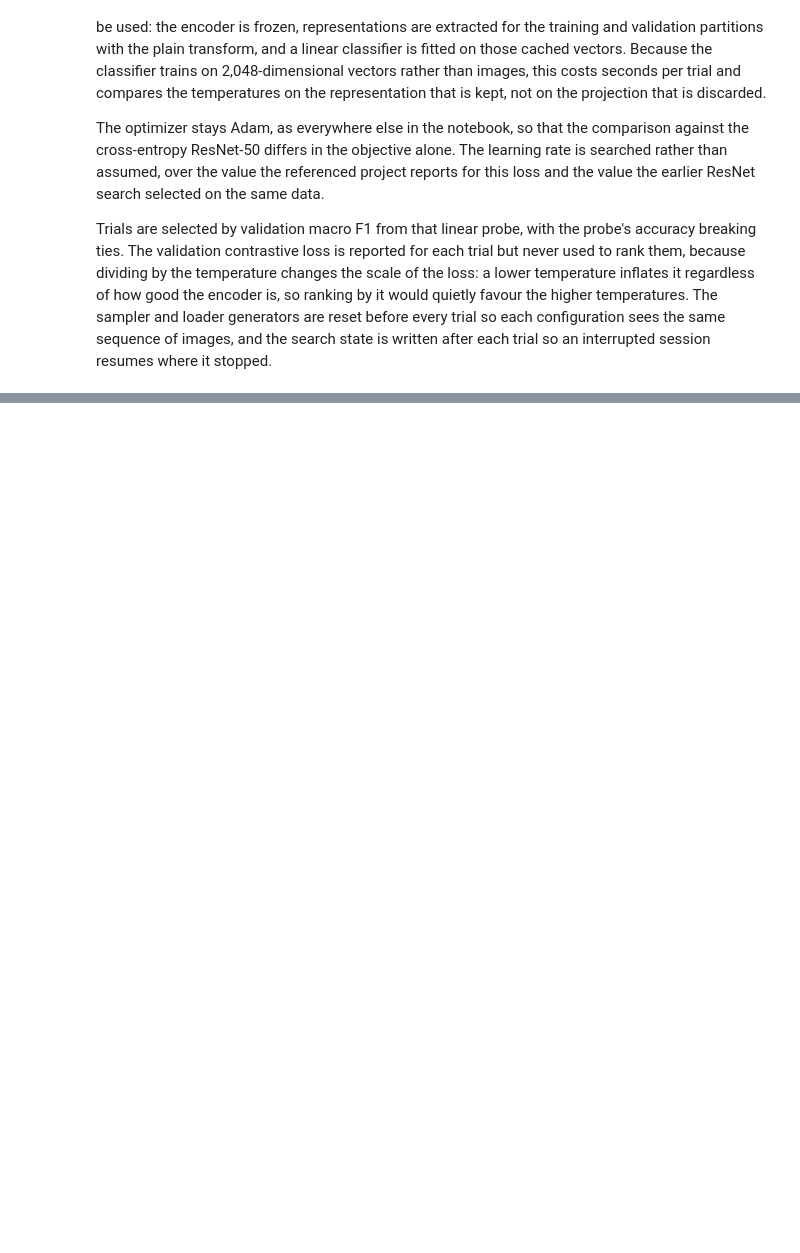
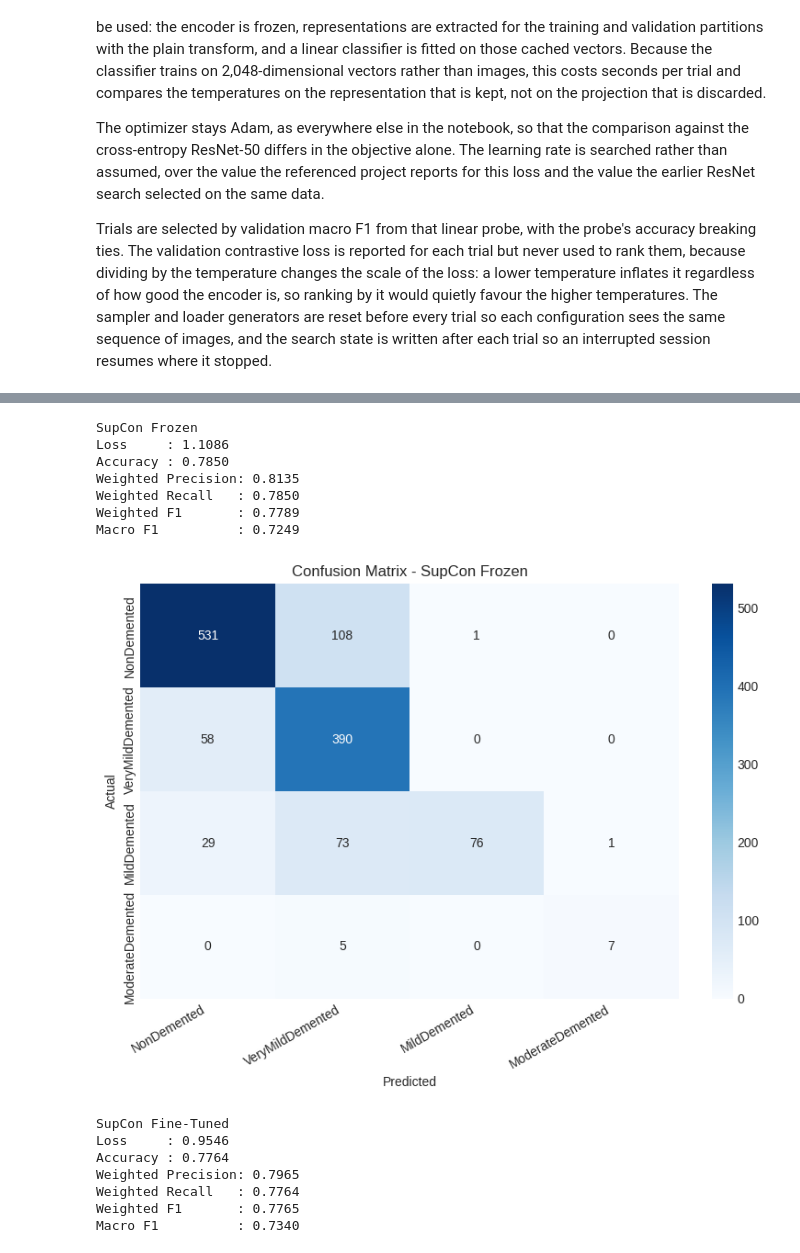
Before and after one commit to VladetaV/Deep-Learning-For-Human-Body-Marker-Augmentation, a Jupyter notebook: alzheimer_classification.ipynb, the cells around one changed output, grey strips where cells are left out. Drawn from its saved outputs; the diff is of its cells as text; code cells hidden in the pictures; blank space fills up the shorter version.

```diff
--- a/alzheimer_classification.ipynb
+++ b/alzheimer_classification.ipynb
@@ -2197,0 +2413,30 @@ plot_contrastive_metrics(contrastive_metrics, title='Selected SupCon Encoder')
+# %%
+frozen_results = evaluate_model(
+    frozen_classifier,
+    criterion,
+    test_loader,
+    title='SupCon Frozen',
+)
+
+finetuned_results = evaluate_model(
+    finetuned_classifier,
+    criterion,
+    test_loader,
+    title='SupCon Fine-Tuned',
+)
+# %% [output]
+SupCon Frozen
+Loss     : 1.1086
+Accuracy : 0.7850
+Weighted Precision: 0.8135
+Weighted Recall   : 0.7850
+Weighted F1       : 0.7789
+Macro F1          : 0.7249
+[figure, added]
+SupCon Fine-Tuned
+Loss     : 0.9546
+Accuracy : 0.7764
+Weighted Precision: 0.7965
+Weighted Recall   : 0.7764
+Weighted F1       : 0.7765
+Macro F1          : 0.7340
```
Also changed, not shown: parts of 24 cells of this notebook.
